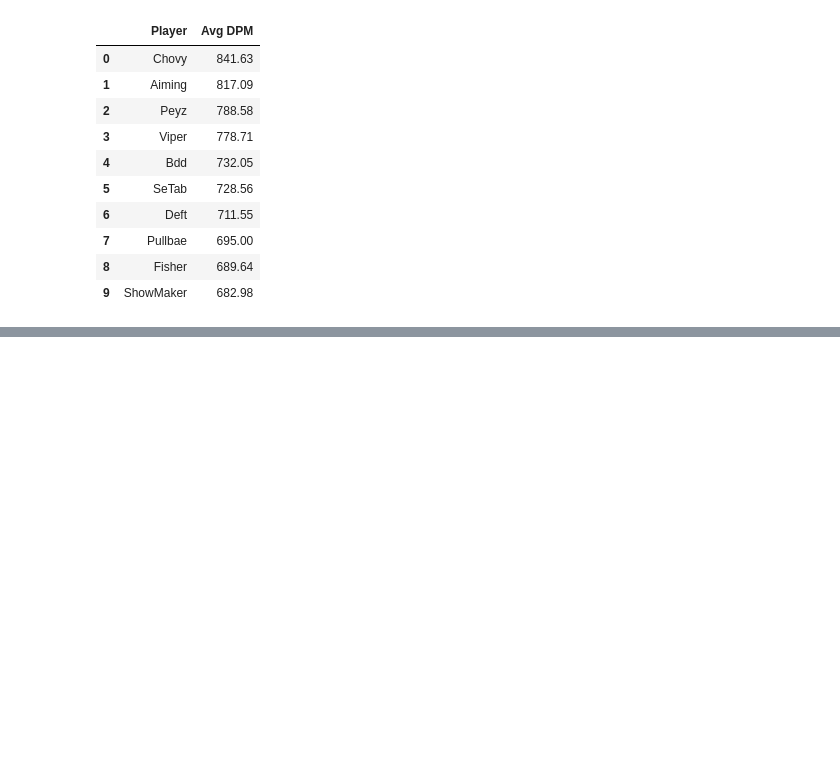
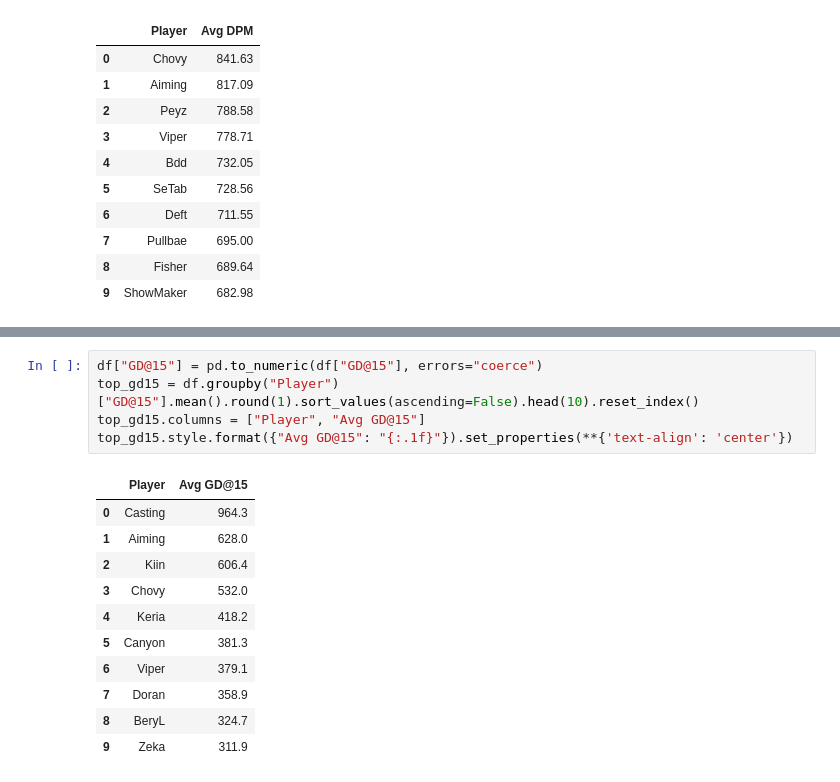
Before and after one commit to NguyenDung0210/LCK_Data_Analysis, a Jupyter notebook: analyze.ipynb, the cells around one changed output, grey strips where cells are left out. Drawn from its saved outputs; the diff is of its cells as text; blank space fills up the shorter version.

```diff
--- a/analyze.ipynb
+++ b/analyze.ipynb
@@ -407,0 +425,17 @@ top_dpm.style.format({"Avg DPM": "{:.2f}"}).set_properties(**{'text-align': 'cen
+# %%
+df["GD@15"] = pd.to_numeric(df["GD@15"], errors="coerce")
+top_gd15 = df.groupby("Player")["GD@15"].mean().round(1).sort_values(ascending=False).head(10).reset_index()
+top_gd15.columns = ["Player", "Avg GD@15"]
+top_gd15.style.format({"Avg GD@15": "{:.1f}"}).set_properties(**{'text-align': 'center'})
+# %% [output]
+|  | Player | Avg GD@15 |
+| 0 | Casting | 964.3 |
+| 1 | Aiming | 628.0 |
+| 2 | Kiin | 606.4 |
+| 3 | Chovy | 532.0 |
+| 4 | Keria | 418.2 |
+| 5 | Canyon | 381.3 |
+| 6 | Viper | 379.1 |
+| 7 | Doran | 358.9 |
+| 8 | BeryL | 324.7 |
+| 9 | Zeka | 311.9 |
```
Also changed, not shown: parts of 3 cells of this notebook.
